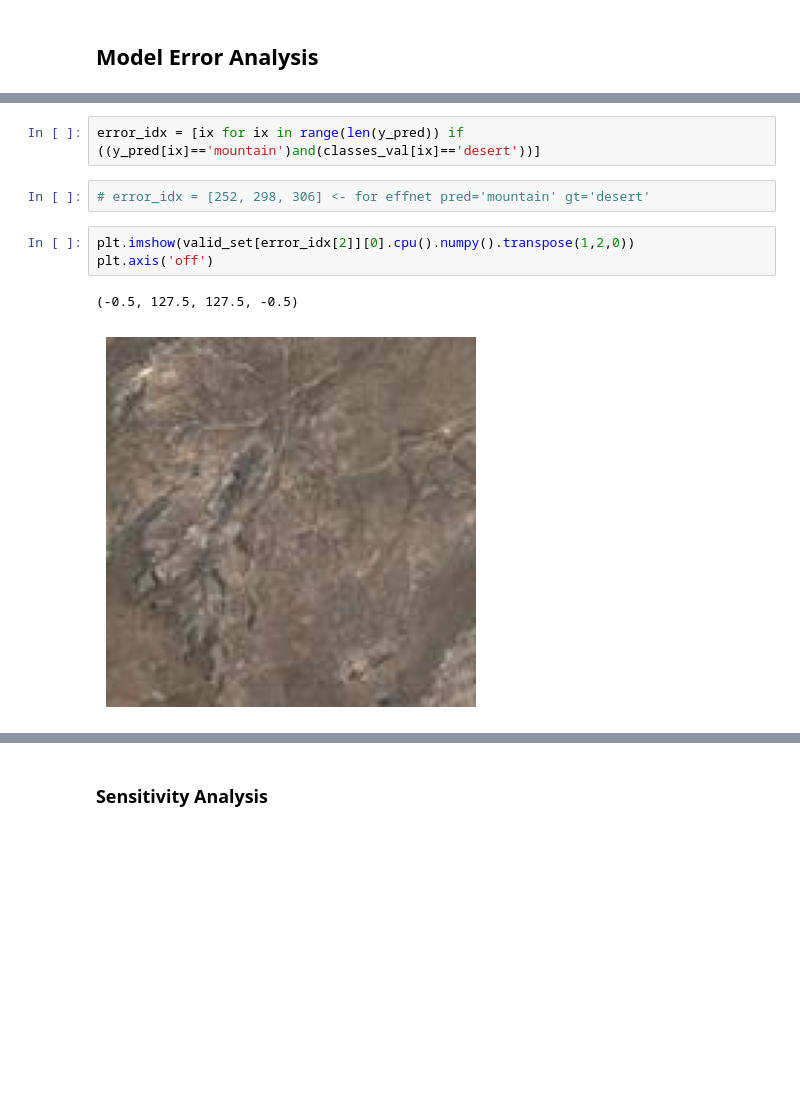
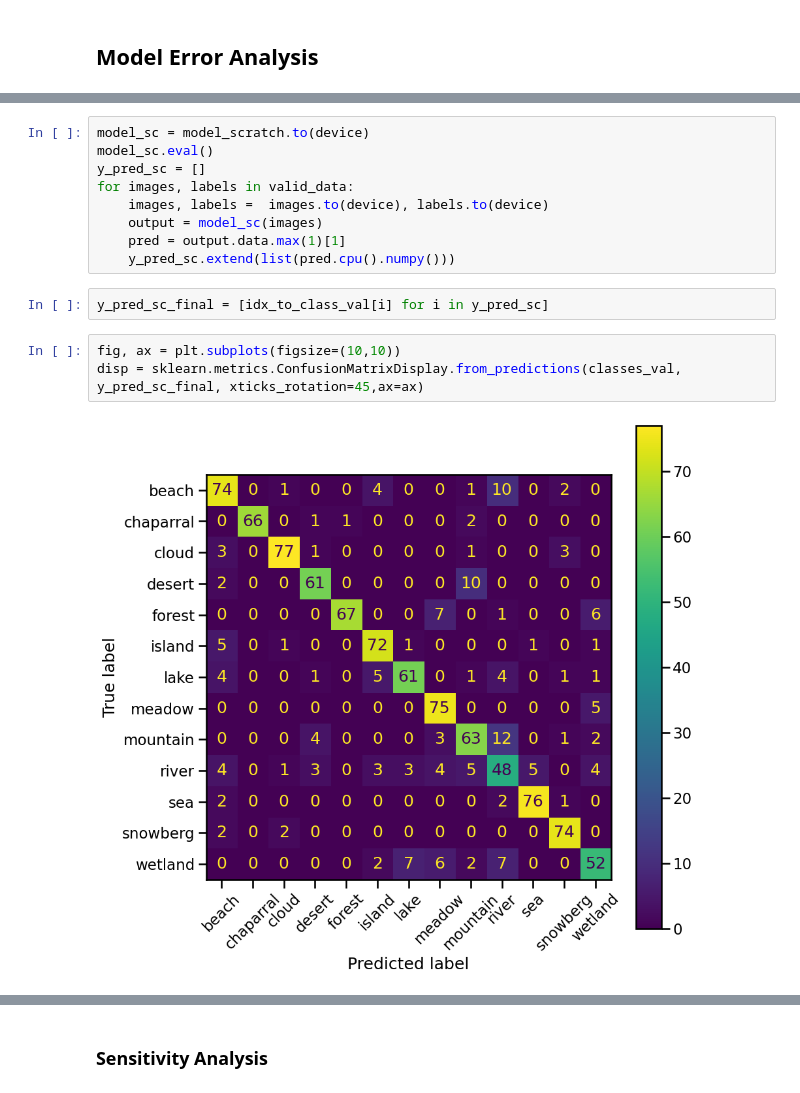
Before and after one commit to kentrachmat/HoML, a Jupyter notebook: notebooks/final_notebook.ipynb, the cells around one changed output, grey strips where cells are left out. Cells and saved outputs as stored; diff of their text form; blank space fills up the shorter version.

```diff
--- a/notebooks/final_notebook.ipynb
+++ b/notebooks/final_notebook.ipynb
@@ -557,10 +559,16 @@ disp = sklearn.metrics.ConfusionMatrixDisplay.from_predictions(classes_val, y_pr
-# %%
-error_idx = [ix for ix in range(len(y_pred)) if ((y_pred[ix]=='mountain')and(classes_val[ix]=='desert'))]
-# %%
-# error_idx = [252, 298, 306] <- for effnet pred='mountain' gt='desert'
-# %%
-plt.imshow(valid_set[error_idx[2]][0].cpu().numpy().transpose(1,2,0))
-plt.axis('off')
-# %% [output]
-(-0.5, 127.5, 127.5, -0.5)
-[figure, removed]
+# %%
+model_sc = model_scratch.to(device)
+model_sc.eval()
+y_pred_sc = []
+for images, labels in valid_data:
+    images, labels =  images.to(device), labels.to(device)
+    output = model_sc(images)
+    pred = output.data.max(1)[1]
+    y_pred_sc.extend(list(pred.cpu().numpy()))
+# %%
+y_pred_sc_final = [idx_to_class_val[i] for i in y_pred_sc]
+# %%
+fig, ax = plt.subplots(figsize=(10,10))
+disp = sklearn.metrics.ConfusionMatrixDisplay.from_predictions(classes_val, y_pred_sc_final, xticks_rotation=45,ax=ax)
+# %% [output]
+[figure, added]
```
Also changed, not shown: parts of 15 cells of this notebook, 3 other files.
